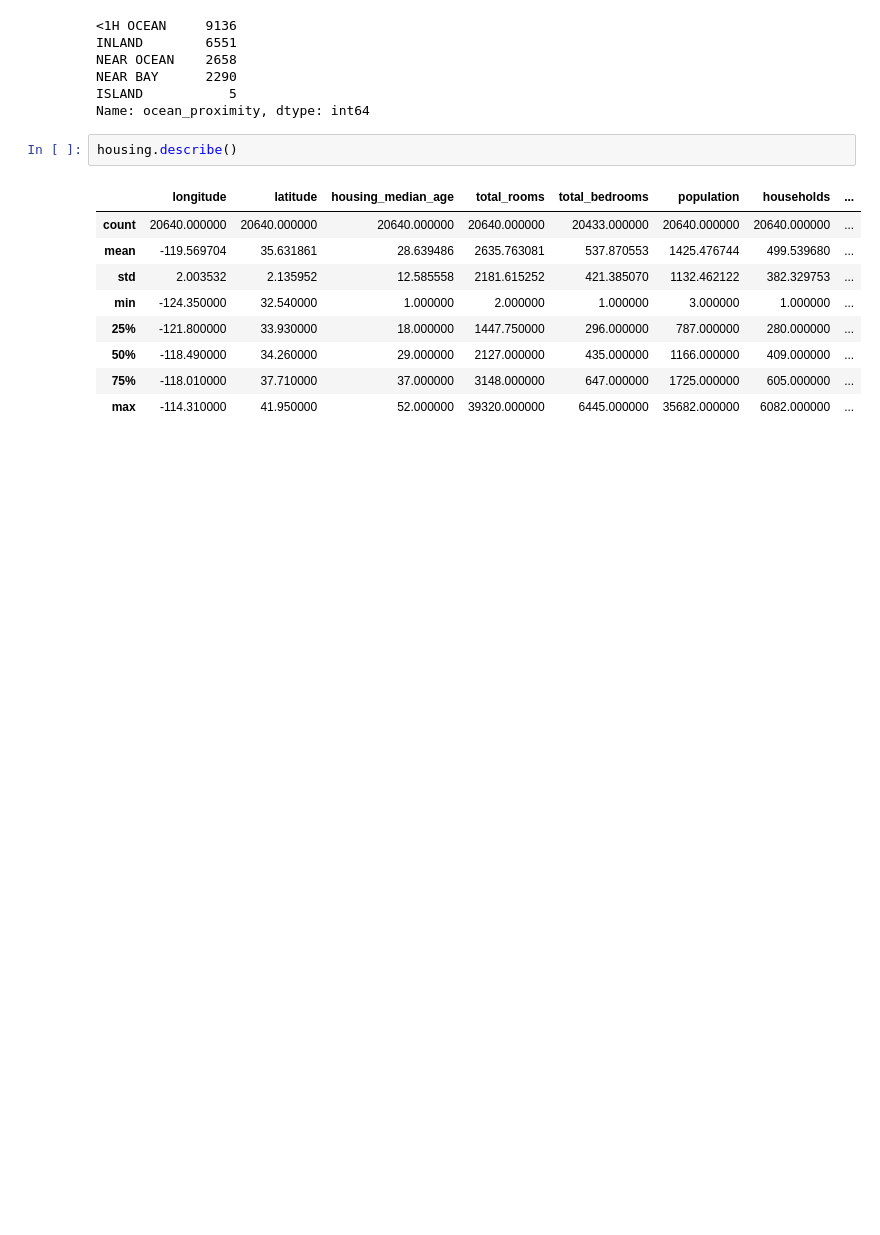
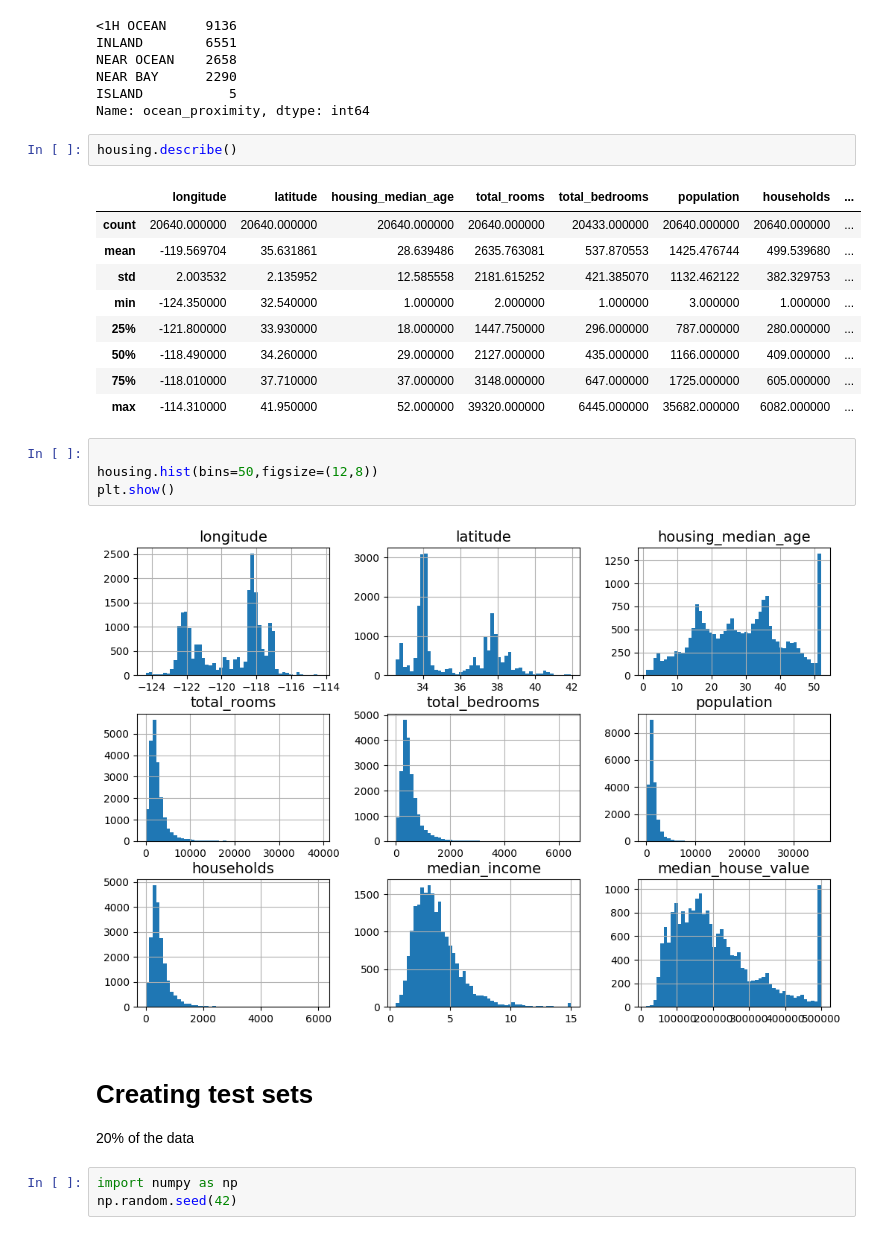
Before and after one commit to Holy-Morphism/Hands-on-ML, a Jupyter notebook: Housing_Prices.ipynb, the cells around one changed output. Saved outputs shown, nothing was run; the diff lists cells and outputs as text; blank space fills up the shorter version.

```diff
--- a/Housing_Prices.ipynb
+++ b/Housing_Prices.ipynb
@@ -67,3 +68,15 @@ housing.describe()
 | 50% | -118.490000 | 34.260000 | 29.000000 | 2127.000000 | 435.000000 | 1166.000000 | 409.000000 | ... |
 | 75% | -118.010000 | 37.710000 | 37.000000 | 3148.000000 | 647.000000 | 1725.000000 | 605.000000 | ... |
 | max | -114.310000 | 41.950000 | 52.000000 | 39320.000000 | 6445.000000 | 35682.000000 | 6082.000000 | ... |
+# %%
+
+housing.hist(bins=50,figsize=(12,8))
+plt.show()
+# %% [output]
+[figure, added]
+# %% [markdown]
+# Creating test sets
+20% of the data
+# %%
+import numpy as np
+np.random.seed(42)
```
Also changed, not shown: parts of 9 cells of this notebook.
